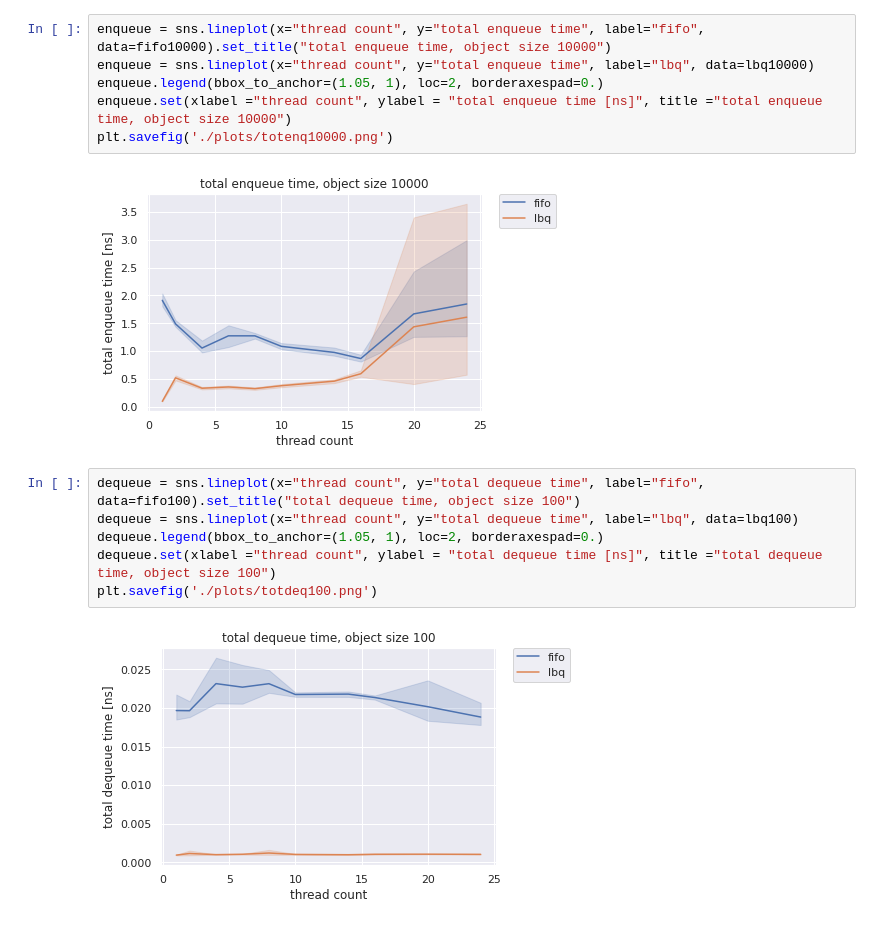
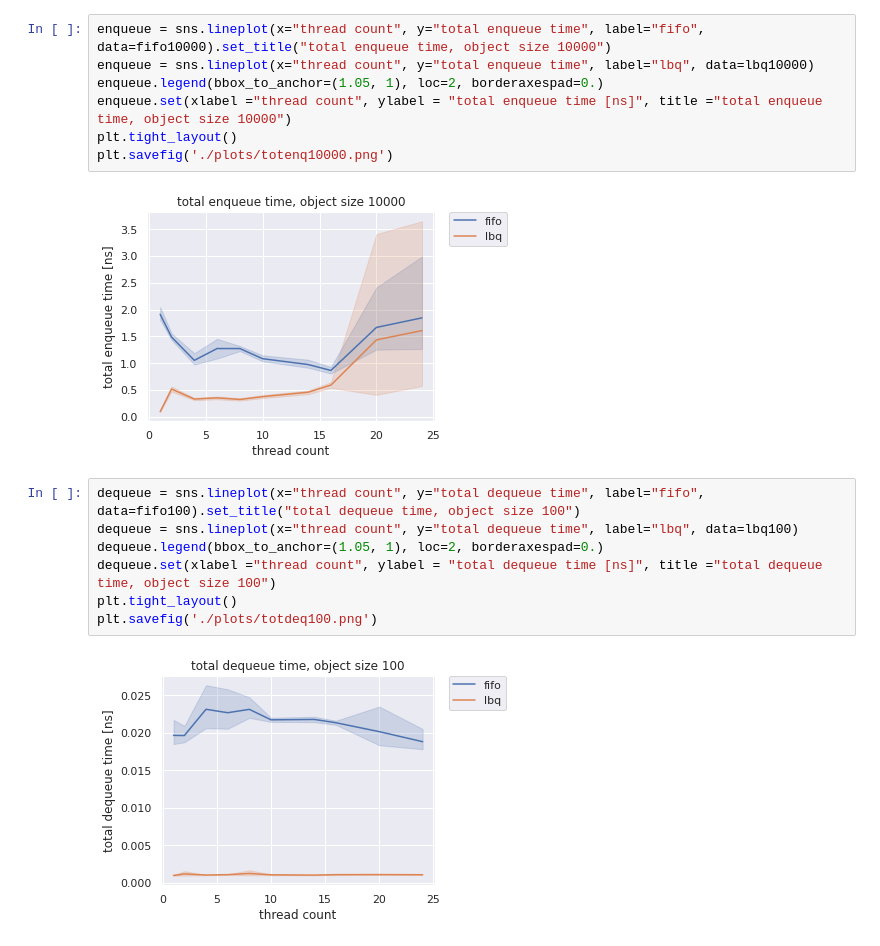
Before and after one commit to hitimr/mp_fifo_queue, a Jupyter notebook: scripts/plots _v02.ipynb, the cells around one changed output. Saved outputs shown, nothing was run; the diff lists cells and outputs as text.

```diff
--- a/scripts/plots _v02.ipynb
+++ b/scripts/plots _v02.ipynb
@@ -85,19 +101,21 @@ plt.savefig('./plots/totenq1000.png')
 # %%
 enqueue = sns.lineplot(x="thread count", y="total enqueue time", label="fifo", data=fifo10000).set_title("total enqueue time, object size 10000")
 enqueue = sns.lineplot(x="thread count", y="total enqueue time", label="lbq", data=lbq10000)
 enqueue.legend(bbox_to_anchor=(1.05, 1), loc=2, borderaxespad=0.)
 enqueue.set(xlabel ="thread count", ylabel = "total enqueue time [ns]", title ="total enqueue time, object size 10000")
+plt.tight_layout()
 plt.savefig('./plots/totenq10000.png')
 # %% [output]
-[figure, old version]
+[figure, new version]
 # %%
 dequeue = sns.lineplot(x="thread count", y="total dequeue time", label="fifo", data=fifo100).set_title("total dequeue time, object size 100")
 dequeue = sns.lineplot(x="thread count", y="total dequeue time", label="lbq", data=lbq100)
 dequeue.legend(bbox_to_anchor=(1.05, 1), loc=2, borderaxespad=0.)
 dequeue.set(xlabel ="thread count", ylabel = "total dequeue time [ns]", title ="total dequeue time, object size 100")
+plt.tight_layout()
 plt.savefig('./plots/totdeq100.png')
 # %% [output]
-[figure, old version]
+[figure, new version]
 # %%
 dequeue = sns.lineplot(x="thread count", y="total dequeue time", label="fifo", data=fifo1000)
 dequeue = sns.lineplot(x="thread count", y="total dequeue time", label="lbq", data=lbq1000)
```
Also changed, not shown: parts of 13 cells of this notebook, 24 other files.
